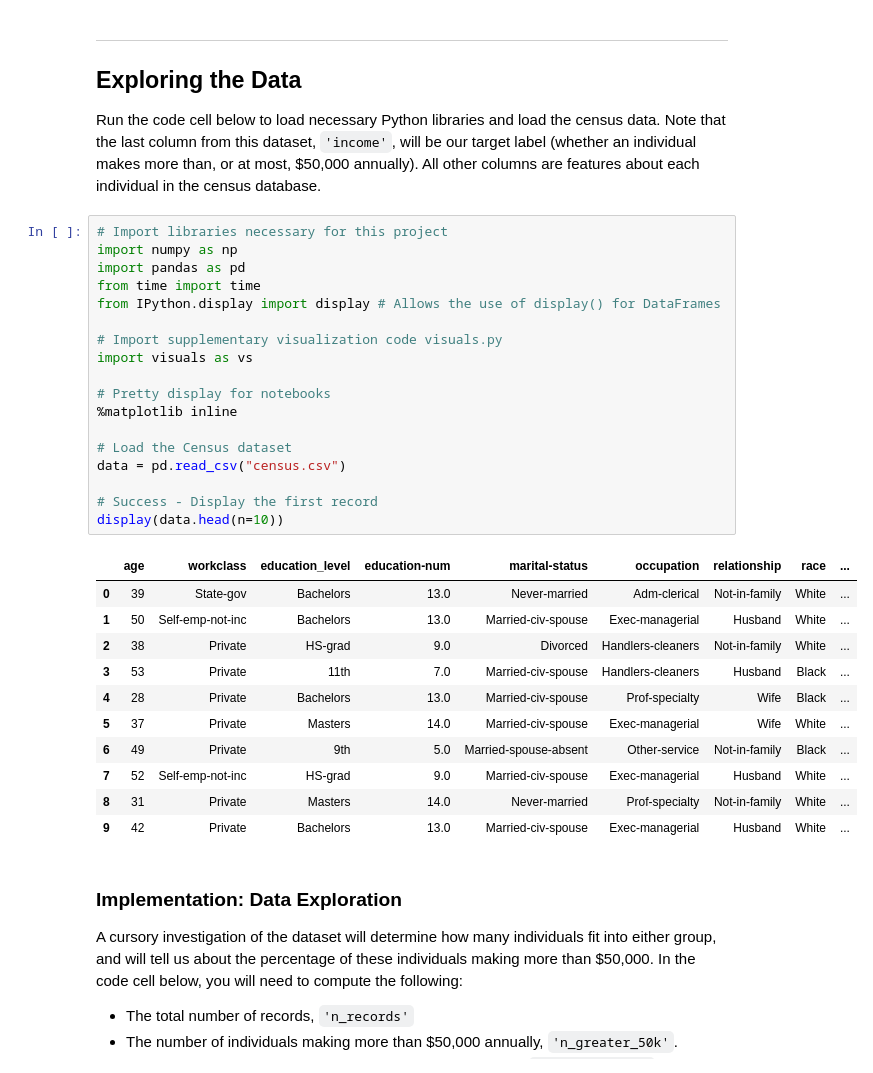
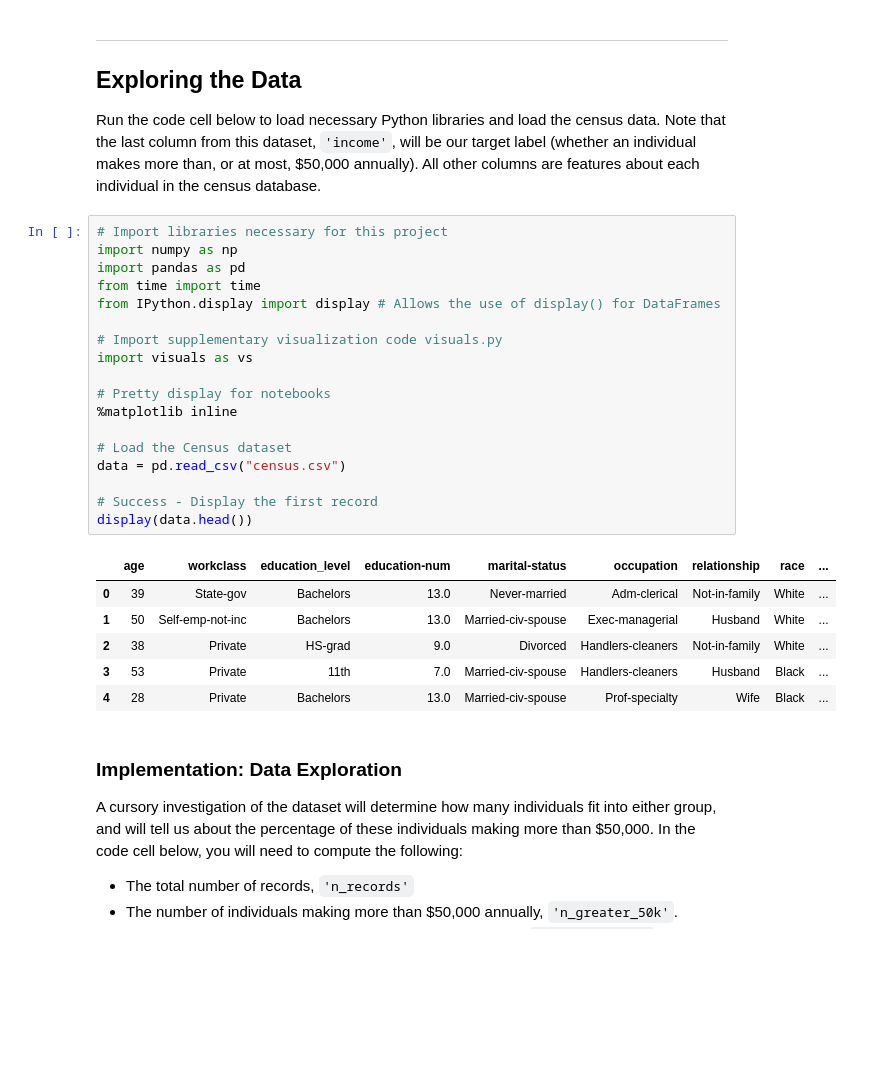
Before and after one commit to abubinski/findingDonors, a Jupyter notebook: finding_donors.ipynb, the cells around one changed output. Saved outputs shown, nothing was run; the diff lists cells and outputs as text; blank space fills up the shorter version.

```diff
--- a/finding_donors.ipynb
+++ b/finding_donors.ipynb
@@ -21,33 +21,28 @@ Run the code cell below to load necessary Python libraries and load the census d
 # %%
 # Import libraries necessary for this project
 import numpy as np
 import pandas as pd
 from time import time
 from IPython.display import display # Allows the use of display() for DataFrames
 
 # Import supplementary visualization code visuals.py
 import visuals as vs
 
 # Pretty display for notebooks
 %matplotlib inline
 
 # Load the Census dataset
 data = pd.read_csv("census.csv")
 
 # Success - Display the first record
-display(data.head(n=10))
+display(data.head())
 # %% [output]
 |  | age | workclass | education_level | education-num | marital-status | occupation | relationship | race | ... |
 | 0 | 39 | State-gov | Bachelors | 13.0 | Never-married | Adm-clerical | Not-in-family | White | ... |
 | 1 | 50 | Self-emp-not-inc | Bachelors | 13.0 | Married-civ-spouse | Exec-managerial | Husband | White | ... |
 | 2 | 38 | Private | HS-grad | 9.0 | Divorced | Handlers-cleaners | Not-in-family | White | ... |
 | 3 | 53 | Private | 11th | 7.0 | Married-civ-spouse | Handlers-cleaners | Husband | Black | ... |
 | 4 | 28 | Private | Bachelors | 13.0 | Married-civ-spouse | Prof-specialty | Wife | Black | ... |
-| 5 | 37 | Private | Masters | 14.0 | Married-civ-spouse | Exec-managerial | Wife | White | ... |
-| 6 | 49 | Private | 9th | 5.0 | Married-spouse-absent | Other-service | Not-in-family | Black | ... |
-| 7 | 52 | Self-emp-not-inc | HS-grad | 9.0 | Married-civ-spouse | Exec-managerial | Husband | White | ... |
-| 8 | 31 | Private | Masters | 14.0 | Never-married | Prof-specialty | Not-in-family | White | ... |
-| 9 | 42 | Private | Bachelors | 13.0 | Married-civ-spouse | Exec-managerial | Husband | White | ... |
 # %% [markdown]
 ### Implementation: Data Exploration
 A cursory investigation of the dataset will determine how many individuals fit into either group, and will tell us about the percentage of these individuals making more than \$50,000. In the code cell below, you will need to compute the following:
```
Also changed, not shown: parts of 8 cells of this notebook.
